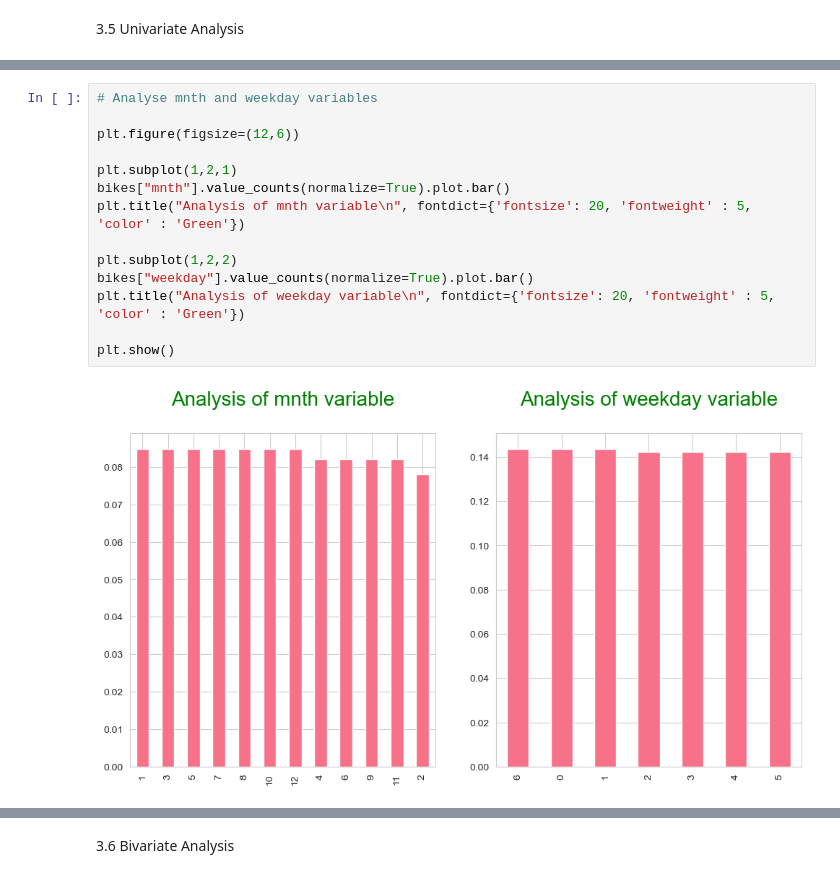
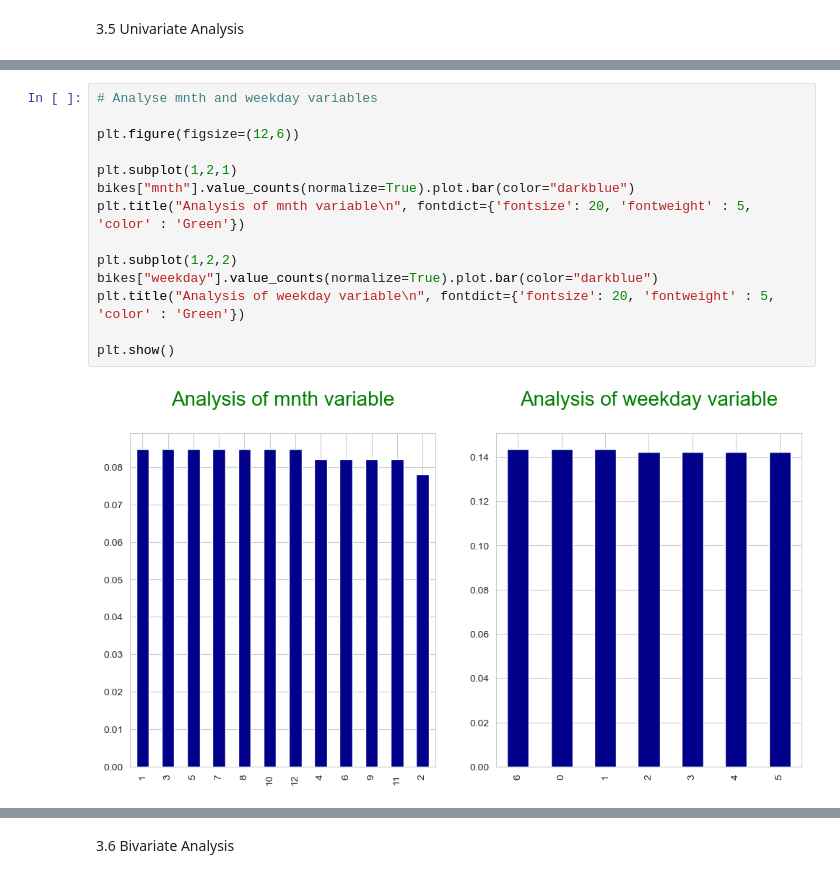
Before and after one commit to sfdatade/machine_learning_bikes_project, a Jupyter notebook: Bpp.ipynb, the cells around one changed output, grey strips where cells are left out. Drawn from its saved outputs; the diff is of its cells as text.

Commit message:
machine_learning_bikes_exercises_a16

```diff
--- a/Bpp.ipynb
+++ b/Bpp.ipynb
@@ -277,19 +284,19 @@ plt.show()
 # %%
 # Analyse mnth and weekday variables
 
 plt.figure(figsize=(12,6))
 
 plt.subplot(1,2,1)
-bikes["mnth"].value_counts(normalize=True).plot.bar()
+bikes["mnth"].value_counts(normalize=True).plot.bar(color="darkblue")
 plt.title("Analysis of mnth variable\n", fontdict={'fontsize': 20, 'fontweight' : 5, 'color' : 'Green'})
 
 plt.subplot(1,2,2)
-bikes["weekday"].value_counts(normalize=True).plot.bar()
+bikes["weekday"].value_counts(normalize=True).plot.bar(color="darkblue")
 plt.title("Analysis of weekday variable\n", fontdict={'fontsize': 20, 'fontweight' : 5, 'color' : 'Green'})
 
 plt.show()
 # %% [output]
-[figure, old version]
+[figure, new version]
 # %%
 # Analyse season and weathersit variables
 
```
Also changed, not shown: parts of 32 cells of this notebook, 3 other files.
